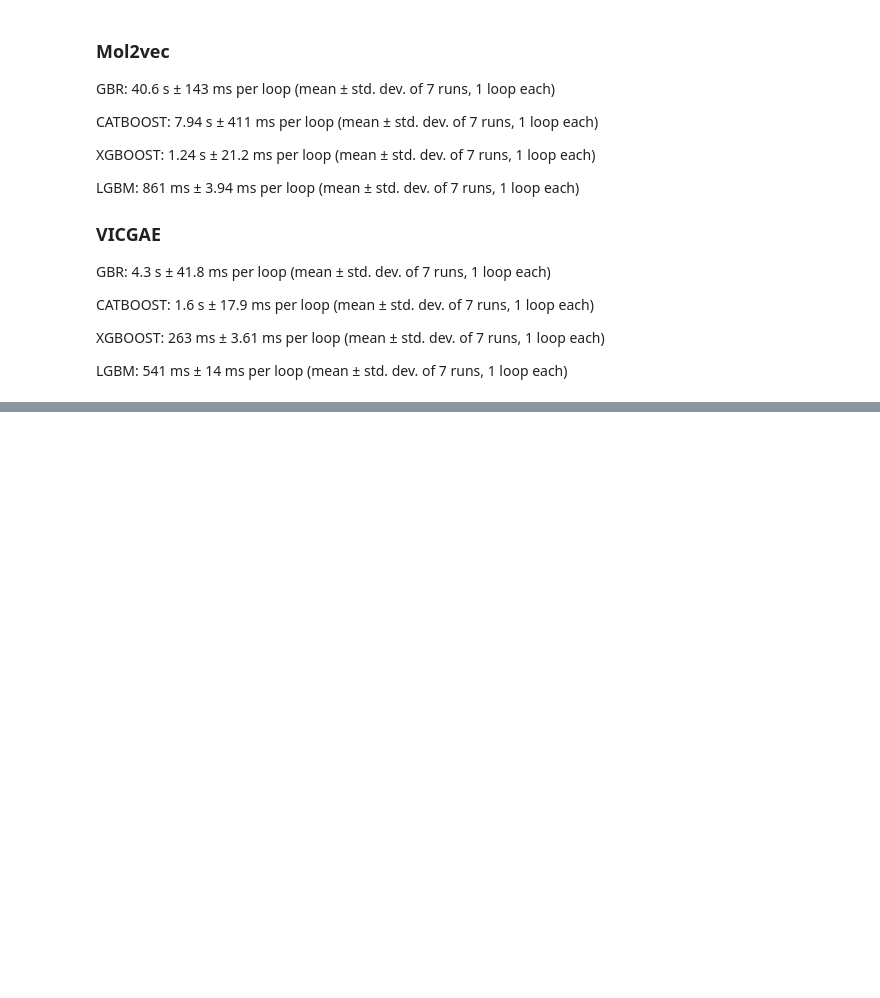
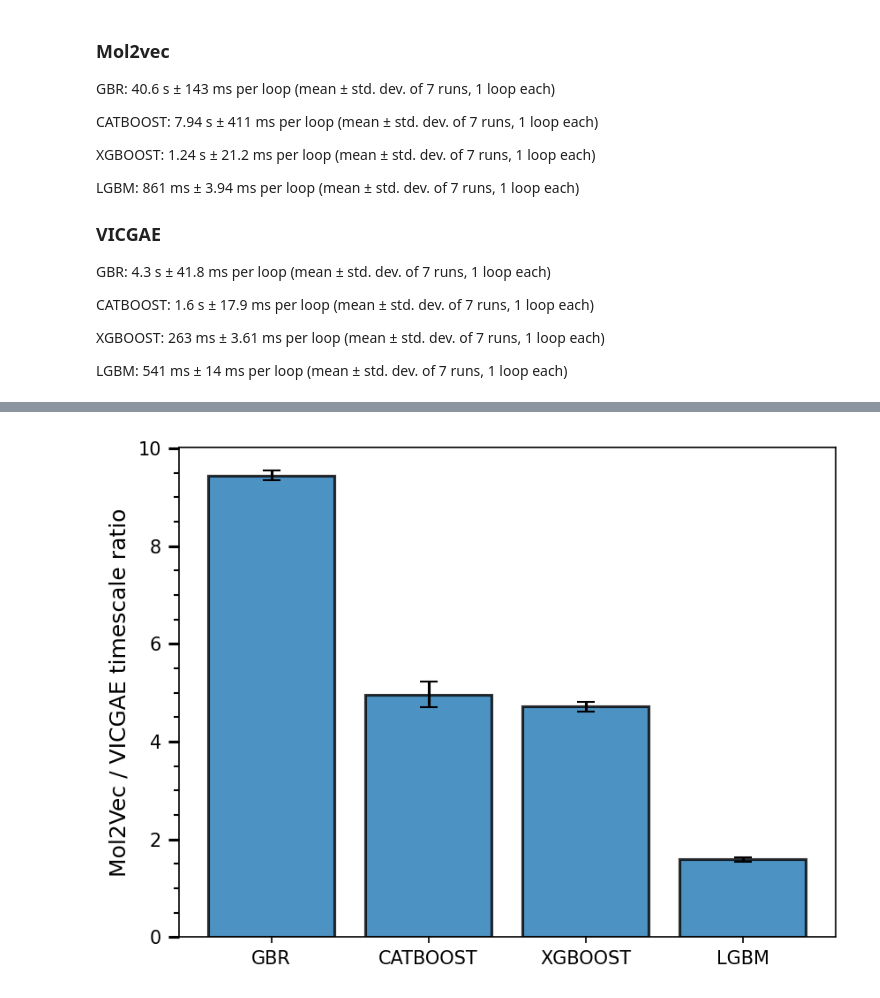
Before and after one commit to aravindhnivas/cxml_py, a Jupyter notebook: notebooks/timescale.ipynb, the cells around one changed output, grey strips where cells are left out. Cells and saved outputs as stored; diff of their text form; code cells hidden in the pictures; blank space fills up the shorter version.

```diff
--- a/notebooks/timescale.ipynb
+++ b/notebooks/timescale.ipynb
@@ -95,0 +102,17 @@ vicgae_errors = [0.0418, 0.0179, 0.00361, 0.014]
+# %%
+import matplotlib.pyplot as plt
+from uncertainties import unumpy as unp
+from matplotlib.ticker import AutoMinorLocator
+
+mol2vec  = unp.uarray(mol2vec_times, mol2vec_errors)
+vicgae = unp.uarray(vicgae_times, vicgae_errors)
+
+mean, std = [], []
+for m, v in zip(mol2vec, vicgae):
+    val = m/v
+    print(val)
+    mean.append(val.nominal_value)
+    std.append(val.std_dev)
+
+speedup_ratios = unp.uarray(mean, std)
+speedup_ratios
@@ -95,0 +128,28 @@ vicgae_errors = [0.0418, 0.0179, 0.00361, 0.014]
+# %%
+plt.close('all')
+fig, ax = plt.subplots(dpi=150)
+
+ax.bar(
+    models,
+    unp.nominal_values(speedup_ratios),
+    yerr=unp.std_devs(speedup_ratios),
+    edgecolor='black',
+    linewidth=1.5,
+    capsize=5,
+    color='C0',
+    alpha=0.8
+)
+
+# ax.legend()
+ax.set_ylabel('Mol2Vec / VICGAE timescale ratio', fontsize=12)
+ax.yaxis.set_minor_locator(AutoMinorLocator())
+ax.tick_params(axis='y', width=1.5, length=6, which='major')
+ax.tick_params(axis='y', width=1, length=3, which='minor')
+# ax.set_ybound(lower=0, upper=50)
+
+plots_dir = pt('/Users/aravindhnivas/Documents/ML-properties/plots/')
+fig.savefig(plots_dir / 'execution_timescales.pdf', dpi=150, bbox_inches='tight')
+
+plt.show()
+# %% [output]
+[figure, added]
```
Also changed, not shown: parts of 2 cells of this notebook.
